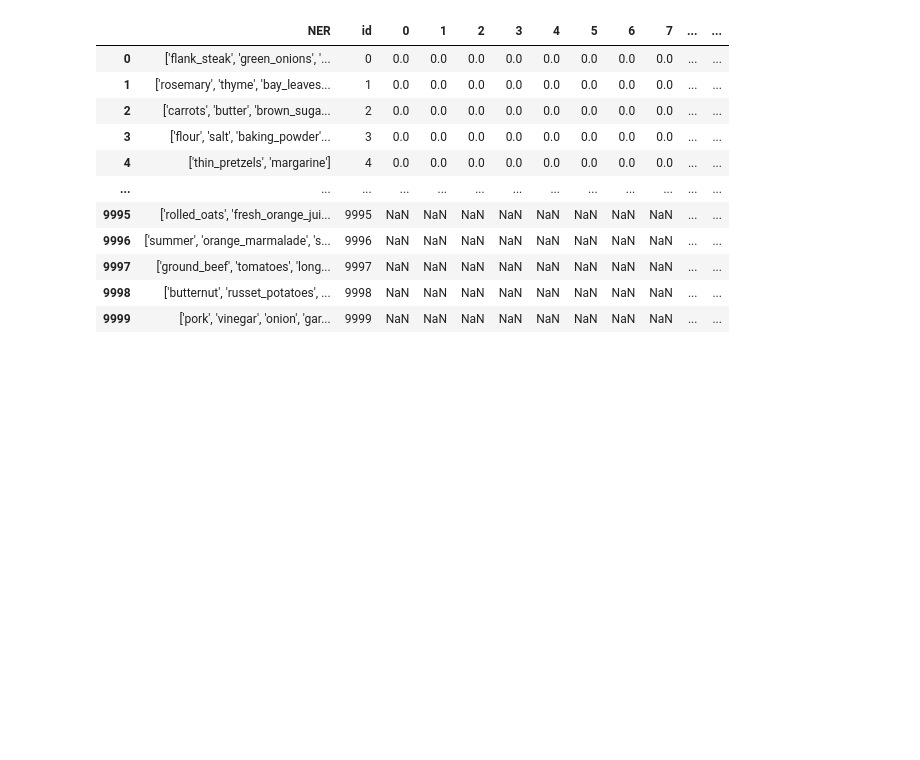
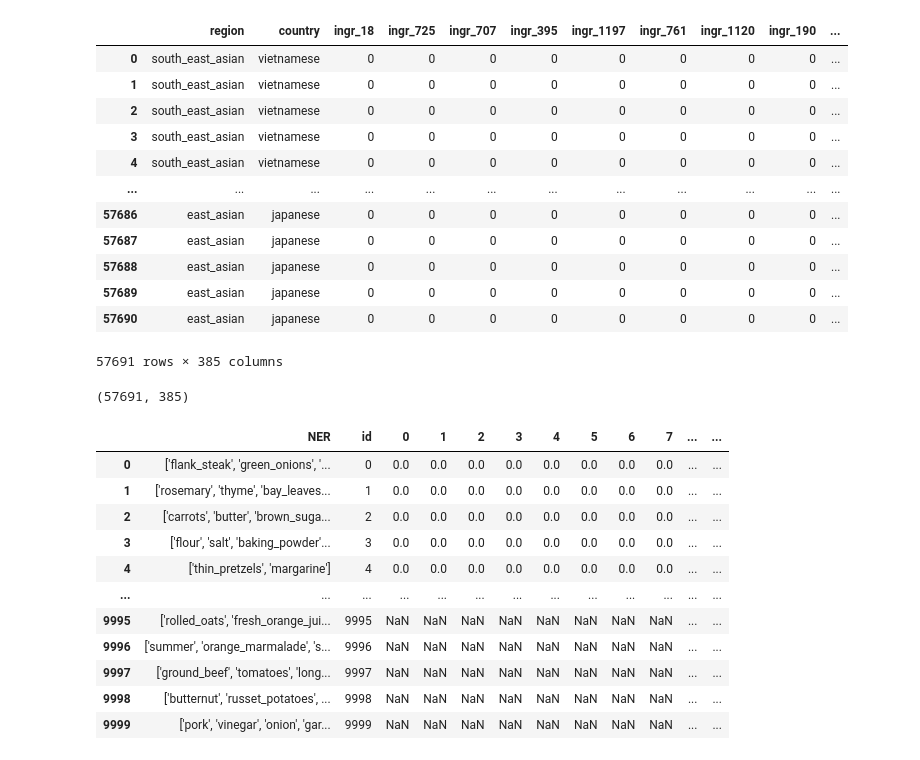
Before and after one commit to leerkin/recipe_generator_capstone, a Jupyter notebook: ingredient_mapping_val.ipynb, the cells around one changed output. Cells and saved outputs as stored; diff of their text form; code cells hidden in the pictures; blank space fills up the shorter version.

```diff
--- a/ingredient_mapping_val.ipynb
+++ b/ingredient_mapping_val.ipynb
@@ -6,3 +13,26 @@ import matplotlib.pyplot as plt
+# %%
+ingredients_df = pd.read_csv('data/ingredients_df.csv')
+ingredients_df = pd.DataFrame(ingredients_df)
+# %%
+ingredients_df
+# %% [output]
+|  | region | country | ingr_18 | ingr_725 | ingr_707 | ingr_395 | ingr_1197 | ingr_761 | ingr_1120 | ingr_190 | ... |
+| 0 | south_east_asian | vietnamese | 0 | 0 | 0 | 0 | 0 | 0 | 0 | 0 | ... |
+| 1 | south_east_asian | vietnamese | 0 | 0 | 0 | 0 | 0 | 0 | 0 | 0 | ... |
+| 2 | south_east_asian | vietnamese | 0 | 0 | 0 | 0 | 0 | 0 | 0 | 0 | ... |
+| 3 | south_east_asian | vietnamese | 0 | 0 | 0 | 0 | 0 | 0 | 0 | 0 | ... |
+| 4 | south_east_asian | vietnamese | 0 | 0 | 0 | 0 | 0 | 0 | 0 | 0 | ... |
+| ... | ... | ... | ... | ... | ... | ... | ... | ... | ... | ... | ... |
+| 57686 | east_asian | japanese | 0 | 0 | 0 | 0 | 0 | 0 | 0 | 0 | ... |
+| 57687 | east_asian | japanese | 0 | 0 | 0 | 0 | 0 | 0 | 0 | 0 | ... |
+| 57688 | east_asian | japanese | 0 | 0 | 0 | 0 | 0 | 0 | 0 | 0 | ... |
+| 57689 | east_asian | japanese | 0 | 0 | 0 | 0 | 0 | 0 | 0 | 0 | ... |
+| 57690 | east_asian | japanese | 0 | 0 | 0 | 0 | 0 | 0 | 0 | 0 | ... |
+57691 rows × 385 columns
+# %%
+ingredients_df.shape
+# %% [output]
+(57691, 385)
 # %%
 ingr_path = 'data/flavor_network_data/ingr_comp/ingr_info.tsv'
 ingr_tsv = pd.read_csv(ingr_path, delimiter='\t')
```
Also changed, not shown: parts of 16 cells of this notebook.
